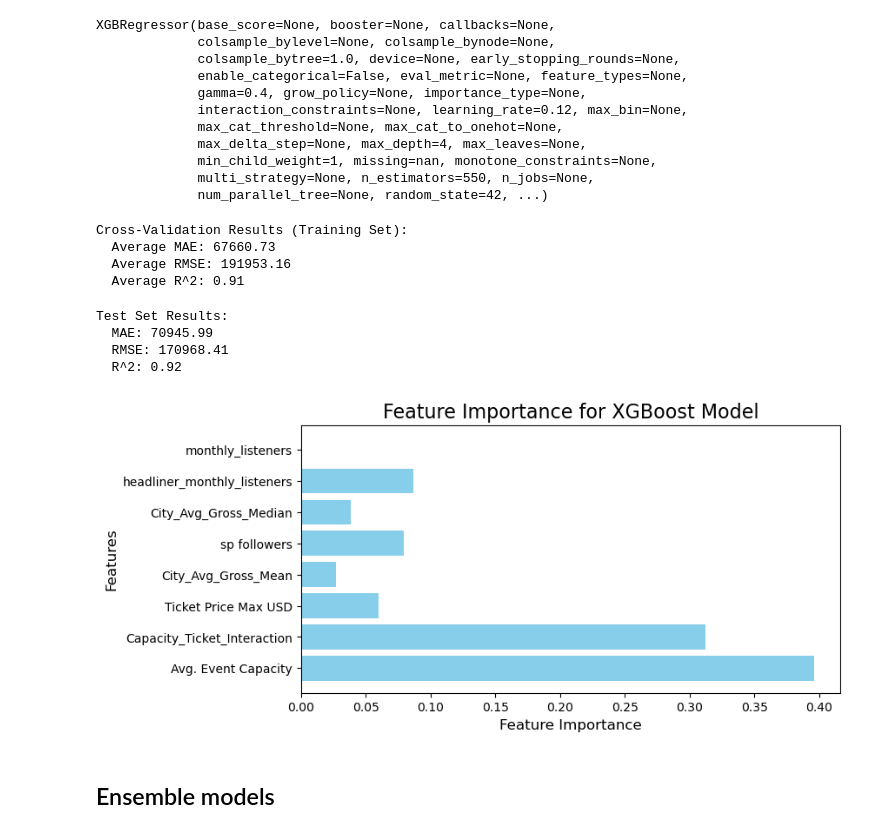
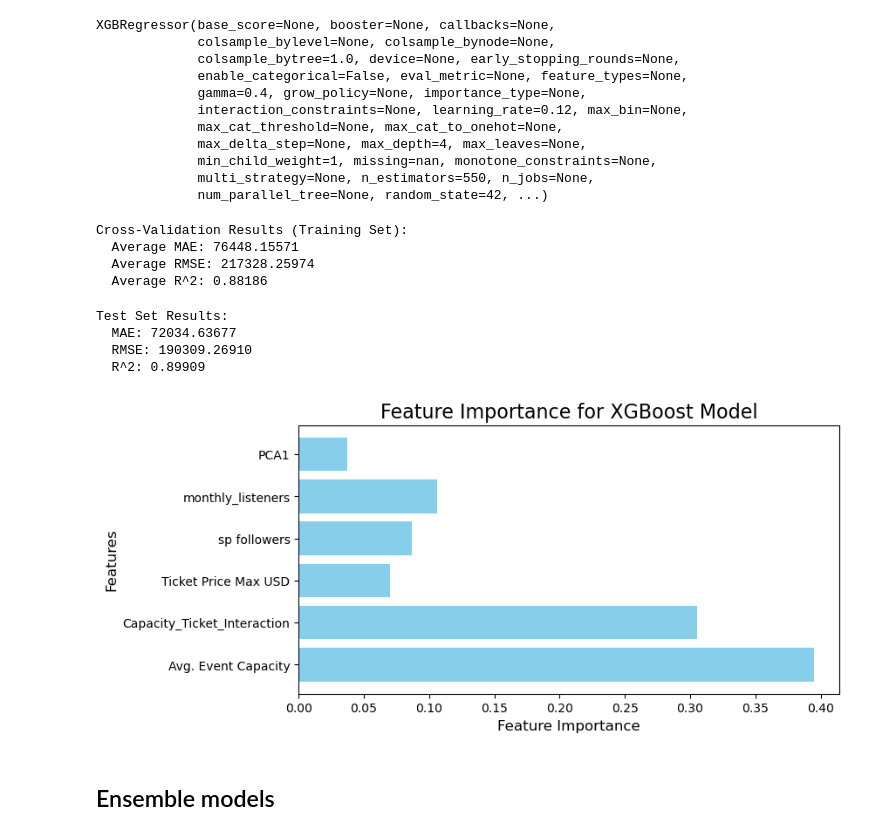
Before and after one commit to JWYQuentin/ARound, a Jupyter notebook: Model Building/MultiArtist/Multi_Ce_Models.ipynb, the cells around one changed output. Drawn from its saved outputs; the diff is of its cells as text; code cells hidden in the pictures.

```diff
--- a/Model Building/MultiArtist/Multi_Ce_Models.ipynb
+++ b/Model Building/MultiArtist/Multi_Ce_Models.ipynb
@@ -489,7 +640,7 @@ final_rf_model = RandomForestRegressor(
     random_state=42
 )
 
-final_rf_model.fit(X_train, y_train)
+final_rf_model.fit(X_train_align, y_train_align)
 # %% [output]
 RandomForestRegressor(max_features=None, min_samples_split=3, n_estimators=500,
                       random_state=42)
@@ -611,7 +760,7 @@ random_search = RandomizedSearchCV(
     n_jobs=-1
 )
 
-random_search.fit(X_train, y_train)
+random_search.fit(X_train_align, y_train_align)
 
 print("Random Search Best Parameters:", random_search.best_params_)
 # %% [output]
@@ -642,7 +791,7 @@ grid_search = GridSearchCV(
     n_jobs=-1
 )
 
-grid_search.fit(X_train, y_train)
+grid_search.fit(X_train_align, y_train_align)
 
 print("Grid Search Best Parameters:", grid_search.best_params_)
 # %% [output]
@@ -663,7 +812,7 @@ final_xgb_model = XGBRegressor(
     objective='reg:squarederror'
 )
 
-final_xgb_model.fit(X_train, y_train)
+final_xgb_model.fit(X_train_align, y_train_align)
 # %% [output]
 XGBRegressor(base_score=None, booster=None, callbacks=None,
              colsample_bylevel=None, colsample_bynode=None,
@@ -683,54 +832,54 @@ mae_scorer = make_scorer(mean_absolute_error, greater_is_better=False)
 r2_scorer = make_scorer(r2_score)
 
 # CV MAE
-mae_scores = -cross_val_score(final_xgb_model, X_train, y_train, cv=5, scoring=mae_scorer)
+mae_scores = -cross_val_score(final_xgb_model, X_train_align, y_train_align, cv=5, scoring=mae_scorer)
 avg_mae = np.mean(mae_scores)
 
 # CV MSE -> RMSE
-mse_scores = -cross_val_score(final_xgb_model, X_train, y_train, cv=5, scoring=mse_scorer)
+mse_scores = -cross_val_score(final_xgb_model, X_train_align, y_train_align, cv=5, scoring=mse_scorer)
 rmse_scores = np.sqrt(mse_scores)
 avg_rmse = np.mean(rmse_scores)
 
 # CV R²
-r2_scores = cross_val_score(final_xgb_model, X_train, y_train, cv=5, scoring=r2_scorer)
+r2_scores = cross_val_score(final_xgb_model, X_train_align, y_train_align, cv=5, scoring=r2_scorer)
 avg_r2 = np.mean(r2_scores)
 
 print("Cross-Validation Results (Training Set):")
-print(f"  Average MAE: {avg_mae:.2f}")
-print(f"  Average RMSE: {avg_rmse:.2f}")
-print(f"  Average R^2: {avg_r2:.2f}")
+print(f"  Average MAE: {avg_mae:.5f}")
+print(f"  Average RMSE: {avg_rmse:.5f}")
+print(f"  Average R^2: {avg_r2:.5f}")
 # %% [output]
 Cross-Validation Results (Training Set):
-  Average MAE: 67660.73
-  Average RMSE: 191953.16
-  Average R^2: 0.91
+  Average MAE: 76448.15571
+  Average RMSE: 217328.25974
+  Average R^2: 0.88186
 # %%
 # Evaluates final performance on test set
-y_test_pred = final_xgb_model.predict(X_test)
+y_test_pred = final_xgb_model.predict(X_test_align)
 
-test_mae = mean_absolute_error(y_test, y_test_pred)
-test_rmse = np.sqrt(mean_squared_error(y_test, y_test_pred))
-test_r2 = r2_score(y_test, y_test_pred)
+test_mae = mean_absolute_error(y_test_align, y_test_pred)
+test_rmse = np.sqrt(mean_squared_error(y_test_align, y_test_pred))
+test_r2 = r2_score(y_test_align, y_test_pred)
 
 print("Test Set Results:")
-print(f"  MAE: {test_mae:.2f}")
-print(f"  RMSE: {test_rmse:.2f}")
-print(f"  R^2: {test_r2:.2f}")
+print(f"  MAE: {test_mae:.5f}")
+print(f"  RMSE: {test_rmse:.5f}")
+print(f"  R^2: {test_r2:.5f}")
 # %% [output]
 Test Set Results:
-  MAE: 70945.99
-  RMSE: 170968.41
-  R^2: 0.92
+  MAE: 72034.63677
+  RMSE: 190309.26910
+  R^2: 0.89909
 # %%
 feature_importances = final_xgb_model.feature_importances_
 plt.figure(figsize=(8, 4))
-plt.barh(X_train.columns, feature_importances, color='skyblue')
+plt.barh(X_train_align.columns, feature_importances, color='skyblue')
 plt.xlabel('Feature Importance', fontsize=12)
 plt.ylabel('Features', fontsize=12)
 plt.title('Feature Importance for XGBoost Model', fontsize=16)
 plt.show()
 # %% [output]
-[figure, old version]
+[figure, new version]
 # %% [markdown]
 ## Ensemble models
 # %% [markdown]
```
Also changed, not shown: parts of 29 cells of this notebook.
